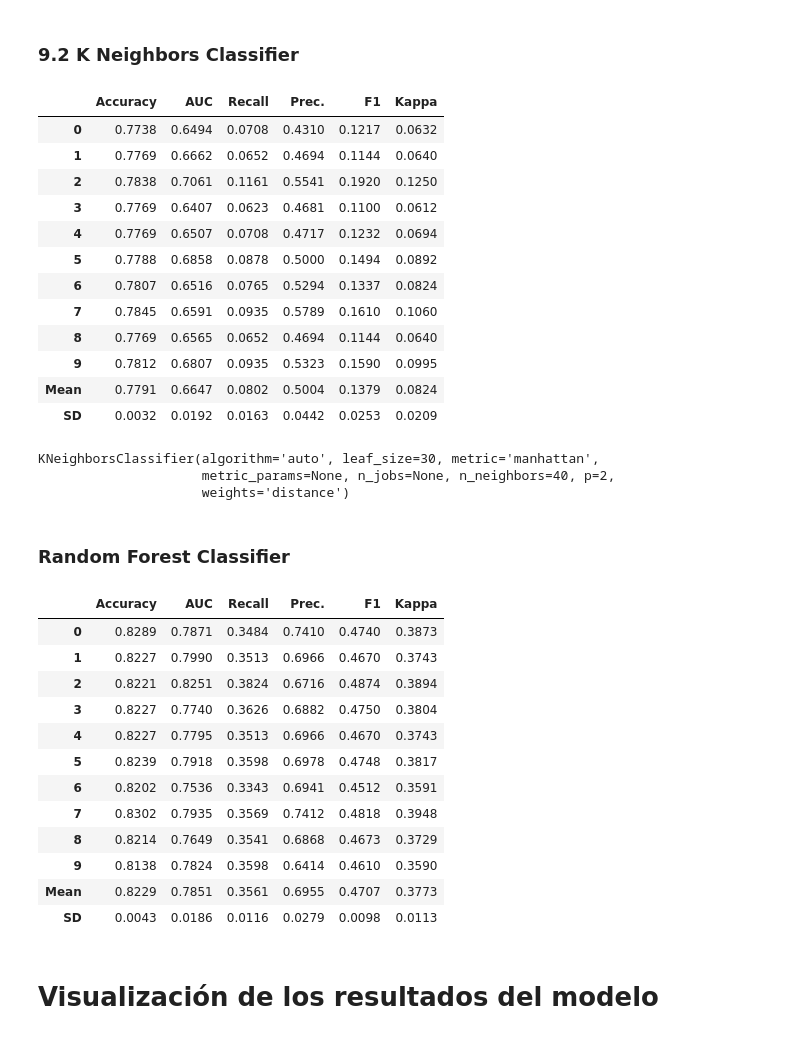
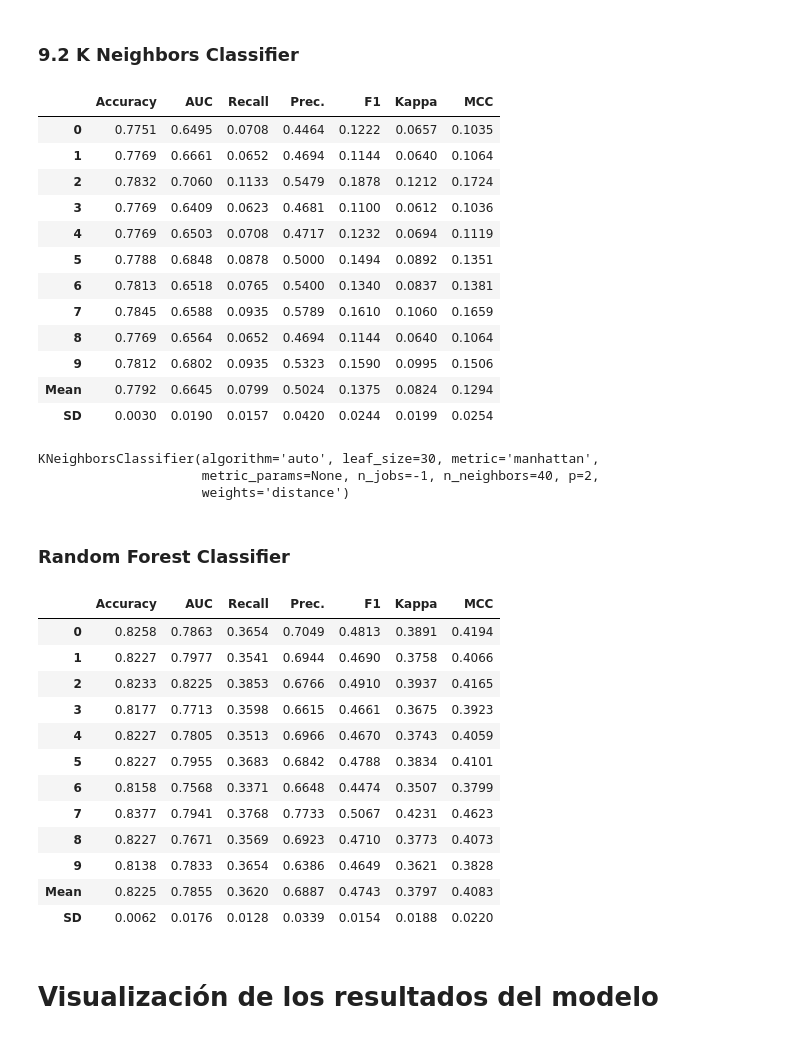
Before and after one commit to carlosaruy/pycaretyTPOT, a Jupyter notebook: 2._Pycaret.ipynb, the cells around one changed output. Drawn from its saved outputs; the diff is of its cells as text; code cells hidden in the pictures.

```diff
--- a/2._Pycaret.ipynb
+++ b/2._Pycaret.ipynb
@@ -214,45 +270,45 @@ DecisionTreeClassifier(ccp_alpha=0.0, class_weight=None, criterion='gini',
 ### 9.2 K Neighbors Classifier
 # %%
 import numpy as np
-tuned_knn = tune_model('knn')
+tuned_knn = tune_model(knn)
 # %% [output]
-|  | Accuracy | AUC | Recall | Prec. | F1 | Kappa |
-| 0 | 0.7738 | 0.6494 | 0.0708 | 0.4310 | 0.1217 | 0.0632 |
-| 1 | 0.7769 | 0.6662 | 0.0652 | 0.4694 | 0.1144 | 0.0640 |
-| 2 | 0.7838 | 0.7061 | 0.1161 | 0.5541 | 0.1920 | 0.1250 |
-| 3 | 0.7769 | 0.6407 | 0.0623 | 0.4681 | 0.1100 | 0.0612 |
-| 4 | 0.7769 | 0.6507 | 0.0708 | 0.4717 | 0.1232 | 0.0694 |
-| 5 | 0.7788 | 0.6858 | 0.0878 | 0.5000 | 0.1494 | 0.0892 |
-| 6 | 0.7807 | 0.6516 | 0.0765 | 0.5294 | 0.1337 | 0.0824 |
-| 7 | 0.7845 | 0.6591 | 0.0935 | 0.5789 | 0.1610 | 0.1060 |
-| 8 | 0.7769 | 0.6565 | 0.0652 | 0.4694 | 0.1144 | 0.0640 |
-| 9 | 0.7812 | 0.6807 | 0.0935 | 0.5323 | 0.1590 | 0.0995 |
-| Mean | 0.7791 | 0.6647 | 0.0802 | 0.5004 | 0.1379 | 0.0824 |
-| SD | 0.0032 | 0.0192 | 0.0163 | 0.0442 | 0.0253 | 0.0209 |
+|  | Accuracy | AUC | Recall | Prec. | F1 | Kappa | MCC |
+| 0 | 0.7751 | 0.6495 | 0.0708 | 0.4464 | 0.1222 | 0.0657 | 0.1035 |
+| 1 | 0.7769 | 0.6661 | 0.0652 | 0.4694 | 0.1144 | 0.0640 | 0.1064 |
+| 2 | 0.7832 | 0.7060 | 0.1133 | 0.5479 | 0.1878 | 0.1212 | 0.1724 |
+| 3 | 0.7769 | 0.6409 | 0.0623 | 0.4681 | 0.1100 | 0.0612 | 0.1036 |
+| 4 | 0.7769 | 0.6503 | 0.0708 | 0.4717 | 0.1232 | 0.0694 | 0.1119 |
+| 5 | 0.7788 | 0.6848 | 0.0878 | 0.5000 | 0.1494 | 0.0892 | 0.1351 |
+| 6 | 0.7813 | 0.6518 | 0.0765 | 0.5400 | 0.1340 | 0.0837 | 0.1381 |
+| 7 | 0.7845 | 0.6588 | 0.0935 | 0.5789 | 0.1610 | 0.1060 | 0.1659 |
+| 8 | 0.7769 | 0.6564 | 0.0652 | 0.4694 | 0.1144 | 0.0640 | 0.1064 |
+| 9 | 0.7812 | 0.6802 | 0.0935 | 0.5323 | 0.1590 | 0.0995 | 0.1506 |
+| Mean | 0.7792 | 0.6645 | 0.0799 | 0.5024 | 0.1375 | 0.0824 | 0.1294 |
+| SD | 0.0030 | 0.0190 | 0.0157 | 0.0420 | 0.0244 | 0.0199 | 0.0254 |
 # %%
 print(tuned_knn)
 # %% [output]
 KNeighborsClassifier(algorithm='auto', leaf_size=30, metric='manhattan',
-                     metric_params=None, n_jobs=None, n_neighbors=40, p=2,
+                     metric_params=None, n_jobs=-1, n_neighbors=40, p=2,
                      weights='distance')
 # %% [markdown]
 ### Random Forest Classifier
 # %%
-tuned_rf = tune_model('rf')
+tuned_rf = tune_model(rf)
 # %% [output]
-|  | Accuracy | AUC | Recall | Prec. | F1 | Kappa |
-| 0 | 0.8289 | 0.7871 | 0.3484 | 0.7410 | 0.4740 | 0.3873 |
-| 1 | 0.8227 | 0.7990 | 0.3513 | 0.6966 | 0.4670 | 0.3743 |
-| 2 | 0.8221 | 0.8251 | 0.3824 | 0.6716 | 0.4874 | 0.3894 |
-| 3 | 0.8227 | 0.7740 | 0.3626 | 0.6882 | 0.4750 | 0.3804 |
-| 4 | 0.8227 | 0.7795 | 0.3513 | 0.6966 | 0.4670 | 0.3743 |
-| 5 | 0.8239 | 0.7918 | 0.3598 | 0.6978 | 0.4748 | 0.3817 |
-| 6 | 0.8202 | 0.7536 | 0.3343 | 0.6941 | 0.4512 | 0.3591 |
-| 7 | 0.8302 | 0.7935 | 0.3569 | 0.7412 | 0.4818 | 0.3948 |
-| 8 | 0.8214 | 0.7649 | 0.3541 | 0.6868 | 0.4673 | 0.3729 |
-| 9 | 0.8138 | 0.7824 | 0.3598 | 0.6414 | 0.4610 | 0.3590 |
-| Mean | 0.8229 | 0.7851 | 0.3561 | 0.6955 | 0.4707 | 0.3773 |
-| SD | 0.0043 | 0.0186 | 0.0116 | 0.0279 | 0.0098 | 0.0113 |
+|  | Accuracy | AUC | Recall | Prec. | F1 | Kappa | MCC |
+| 0 | 0.8258 | 0.7863 | 0.3654 | 0.7049 | 0.4813 | 0.3891 | 0.4194 |
+| 1 | 0.8227 | 0.7977 | 0.3541 | 0.6944 | 0.4690 | 0.3758 | 0.4066 |
+| 2 | 0.8233 | 0.8225 | 0.3853 | 0.6766 | 0.4910 | 0.3937 | 0.4165 |
+| 3 | 0.8177 | 0.7713 | 0.3598 | 0.6615 | 0.4661 | 0.3675 | 0.3923 |
+| 4 | 0.8227 | 0.7805 | 0.3513 | 0.6966 | 0.4670 | 0.3743 | 0.4059 |
+| 5 | 0.8227 | 0.7955 | 0.3683 | 0.6842 | 0.4788 | 0.3834 | 0.4101 |
+| 6 | 0.8158 | 0.7568 | 0.3371 | 0.6648 | 0.4474 | 0.3507 | 0.3799 |
+| 7 | 0.8377 | 0.7941 | 0.3768 | 0.7733 | 0.5067 | 0.4231 | 0.4623 |
+| 8 | 0.8227 | 0.7671 | 0.3569 | 0.6923 | 0.4710 | 0.3773 | 0.4073 |
+| 9 | 0.8138 | 0.7833 | 0.3654 | 0.6386 | 0.4649 | 0.3621 | 0.3828 |
+| Mean | 0.8225 | 0.7855 | 0.3620 | 0.6887 | 0.4743 | 0.3797 | 0.4083 |
+| SD | 0.0062 | 0.0176 | 0.0128 | 0.0339 | 0.0154 | 0.0188 | 0.0220 |
 # %% [markdown]
 # Visualización de los resultados del modelo
 # %% [markdown]
```
Also changed, not shown: parts of 22 cells of this notebook, 3 other files.
